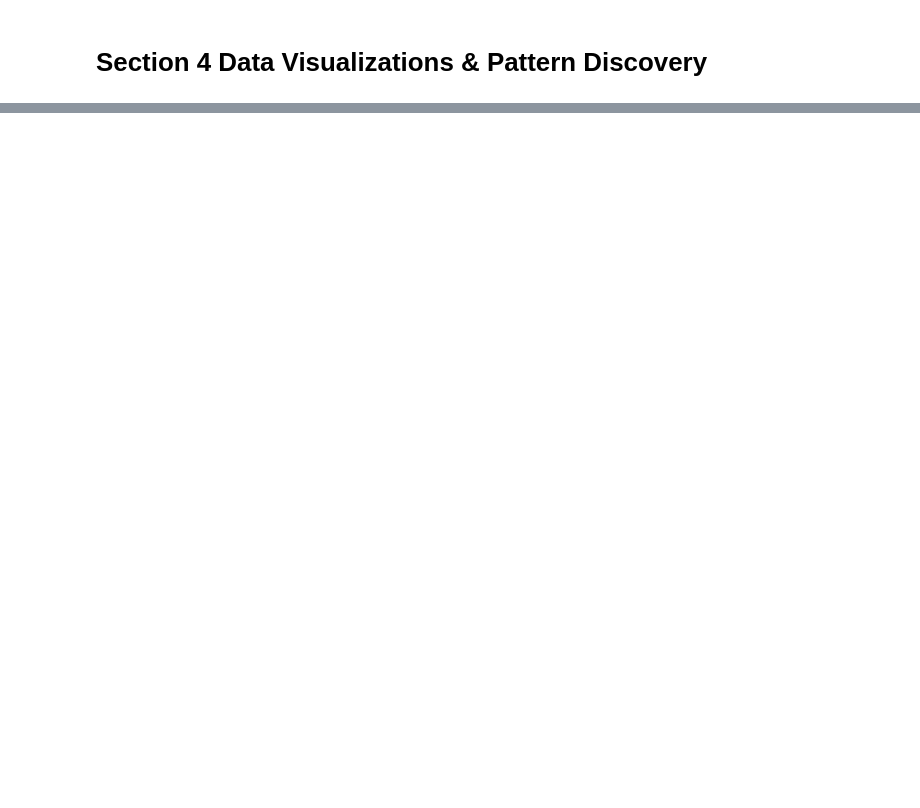
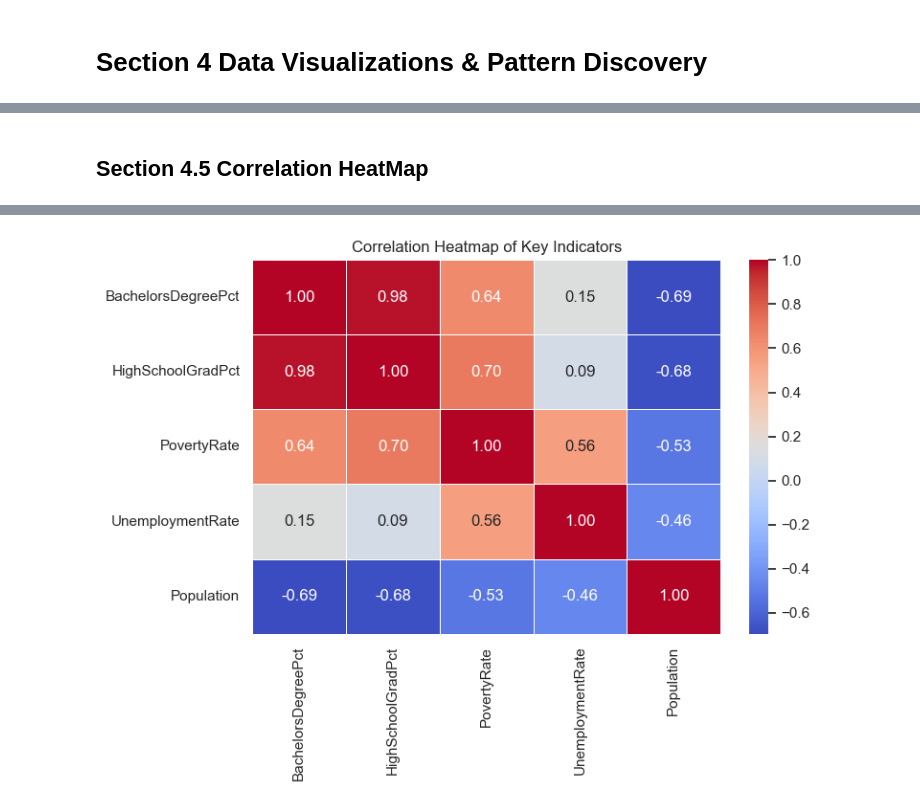
Before and after one commit to JBtallgrass/Ballard-Capstone-proj, a Jupyter notebook: capstone_analyticsv1.ipynb, the cells around one changed output, grey strips where cells are left out. Drawn from its saved outputs; the diff is of its cells as text; code cells hidden in the pictures; blank space fills up the shorter version.

```diff
--- a/capstone_analyticsv1.ipynb
+++ b/capstone_analyticsv1.ipynb
@@ -494,0 +787,16 @@ plt.show()
+# %% [markdown]
+## Section 4.5 Correlation HeatMap
+# %%
+# Section 4.5: Correlation Heatmap
+
+plt.figure(figsize=(8, 6))
+sns.heatmap(df_nca_final.corr(), annot=True, cmap="coolwarm", fmt=".2f", linewidths=0.5)
+plt.title("Correlation Heatmap of Key Indicators")
+plt.tight_layout()
+
+# Save
+filename = "section4_5_correlation_heatmap.png"
+plt.savefig(image_dir / filename, dpi=300)
+logging.info(f"[Section 4.5] Saved: {filename}")
+plt.show()
+# %% [output]
@@ -494,0 +804 @@ plt.show()
+[figure, added]
```
Also changed, not shown: parts of 26 cells of this notebook, 15 other files.
